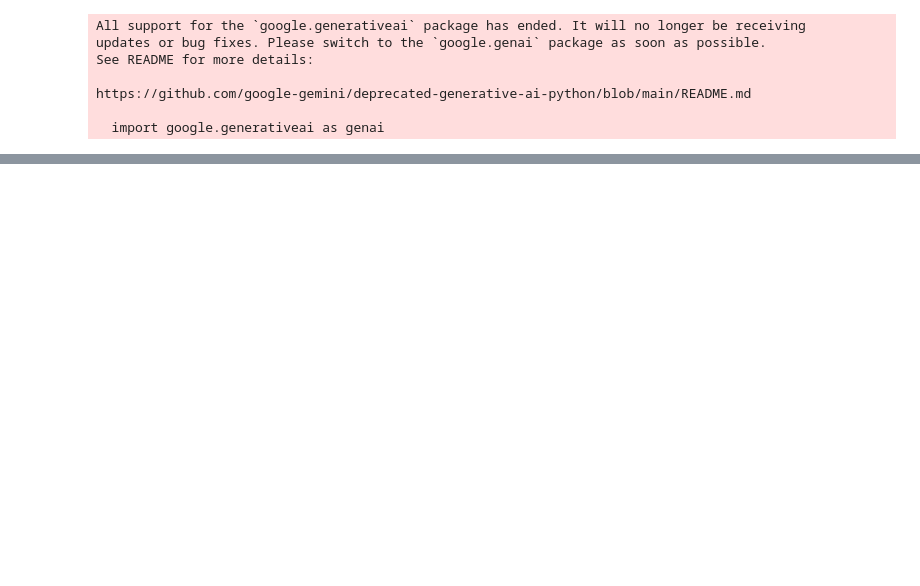
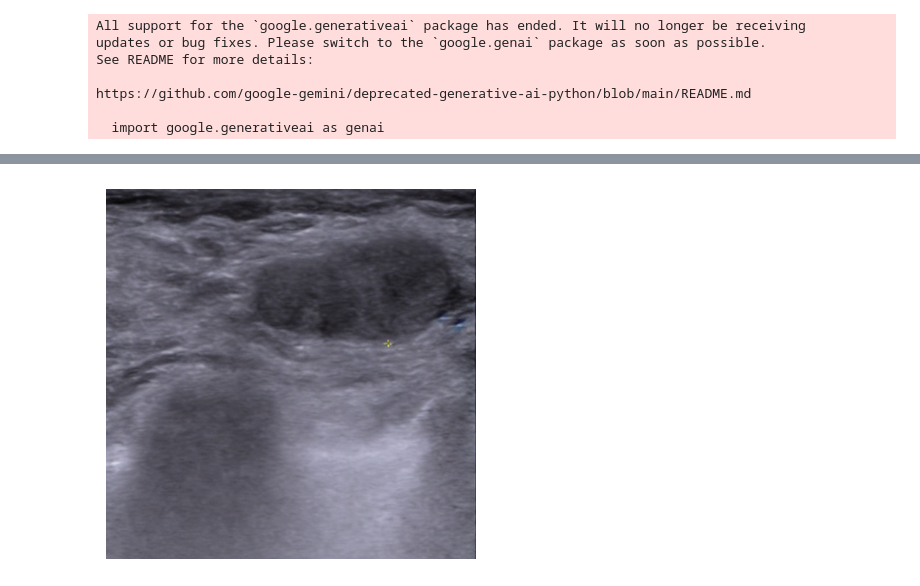
Before and after one commit to ViciousDove19/Breast_Cancer_Ultrasound_Project_AIIMS, a Jupyter notebook: models/ALN_classification.ipynb, the cells around one changed output, grey strips where cells are left out. Saved outputs shown, nothing was run; the diff lists cells and outputs as text; code cells hidden in the pictures; blank space fills up the shorter version.

Commit message:
Added inpainting and related functions for removing artifacts from ultrasound images

```diff
--- a/models/ALN_classification.ipynb
+++ b/models/ALN_classification.ipynb
@@ -22,0 +31,42 @@ Error in detection: 403 Your API key was reported as leaked. Please use another
+# %%
+import torch
+from diffusers import StableDiffusionInpaintPipeline
+from PIL import Image
+import numpy as np
+
+# Load pre-trained inpainting model
+pipe = StableDiffusionInpaintPipeline.from_pretrained(
+    "runwayml/stable-diffusion-inpainting",
+    torch_dtype=torch.float16 if torch.cuda.is_available() else torch.float32
+)
+pipe = pipe.to("cuda" if torch.cuda.is_available() else "cpu")
+
+def inpaint_ultrasound(image_path, mask_path, prompt="clean medical ultrasound image without artifacts", strength=0.99, guidance_scale=7.5):
+    """
+    Inpaint ultrasound image to remove crossmarks.
+
+    Args:
+    - image_path: Path to original ultrasound PNG/JPG.
+    - mask_path: Path to mask (white=area to inpaint, black=keep) same size as image.
+    - prompt: Describes desired fill (e.g., "homogeneous breast tissue ultrasound").
+    - strength: Denoising strength (0.8-1.0 for strong artifacts).
+    - guidance_scale: Prompt adherence (5-10).
+
+    Returns: Inpainted PIL Image.
+    """
+    init_image = Image.open(image_path).convert("RGB").resize((512, 512))
+    mask_image = Image.open(mask_path).convert("L").resize((512, 512))
+
+    result = pipe(
+        prompt=prompt,
+        image=init_image,
+        mask_image=mask_image,
+        num_inference_steps=50,
+        strength=strength,
+        guidance_scale=guidance_scale
+    ).images[0]
+
+    return result
+
+# Example usage (create mask manually or via OpenCV for crossmarks)
+temp = inpaint_ultrasound(img_path, "crossmark_mask.png")
@@ -22,0 +83,4 @@ Error in detection: 403 Your API key was reported as leaked. Please use another
+# %%
+imdisp(temp)
+# %% [output]
+[figure, added]
```
Also changed, not shown: parts of 10 cells of this notebook, 3 other files.
